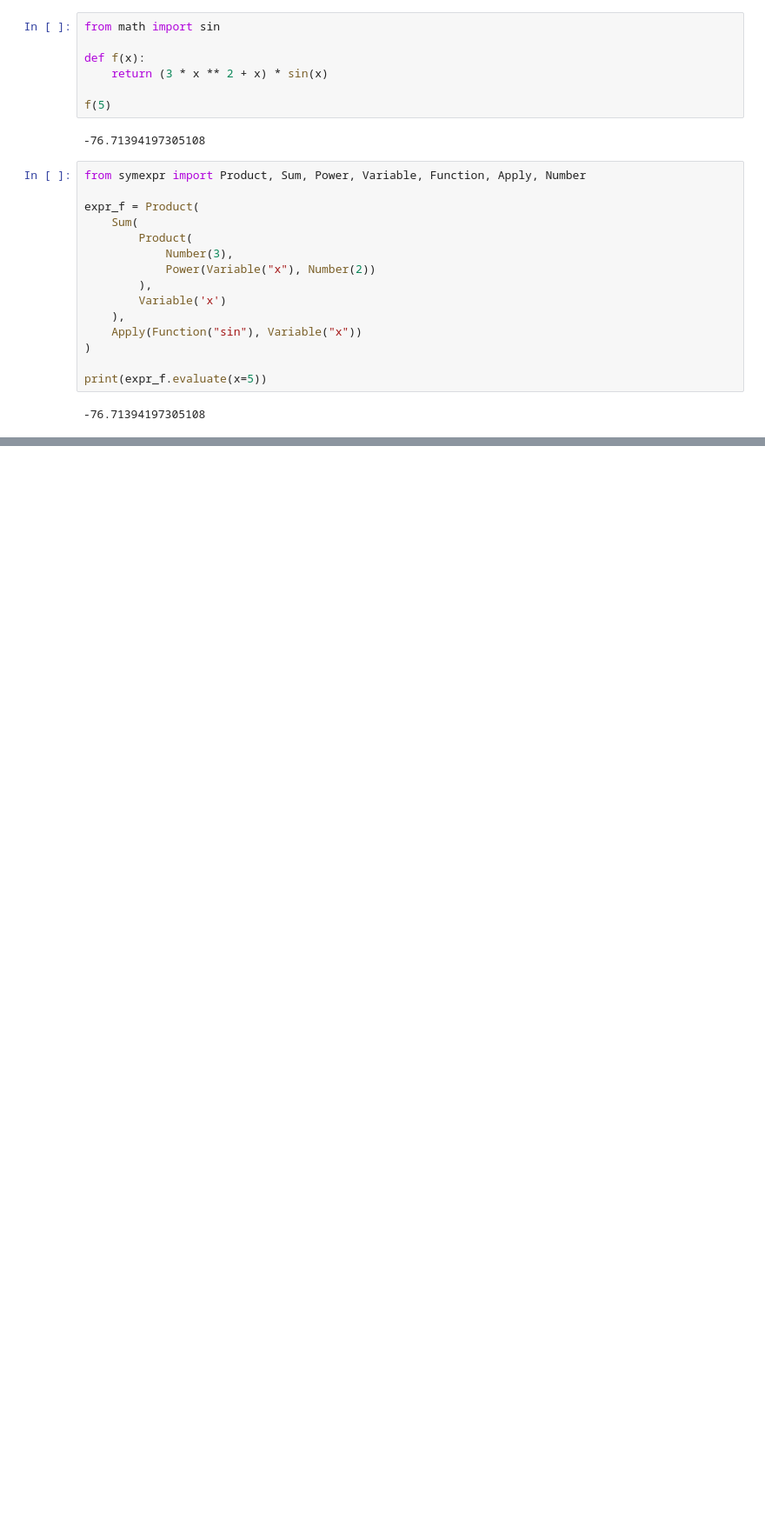
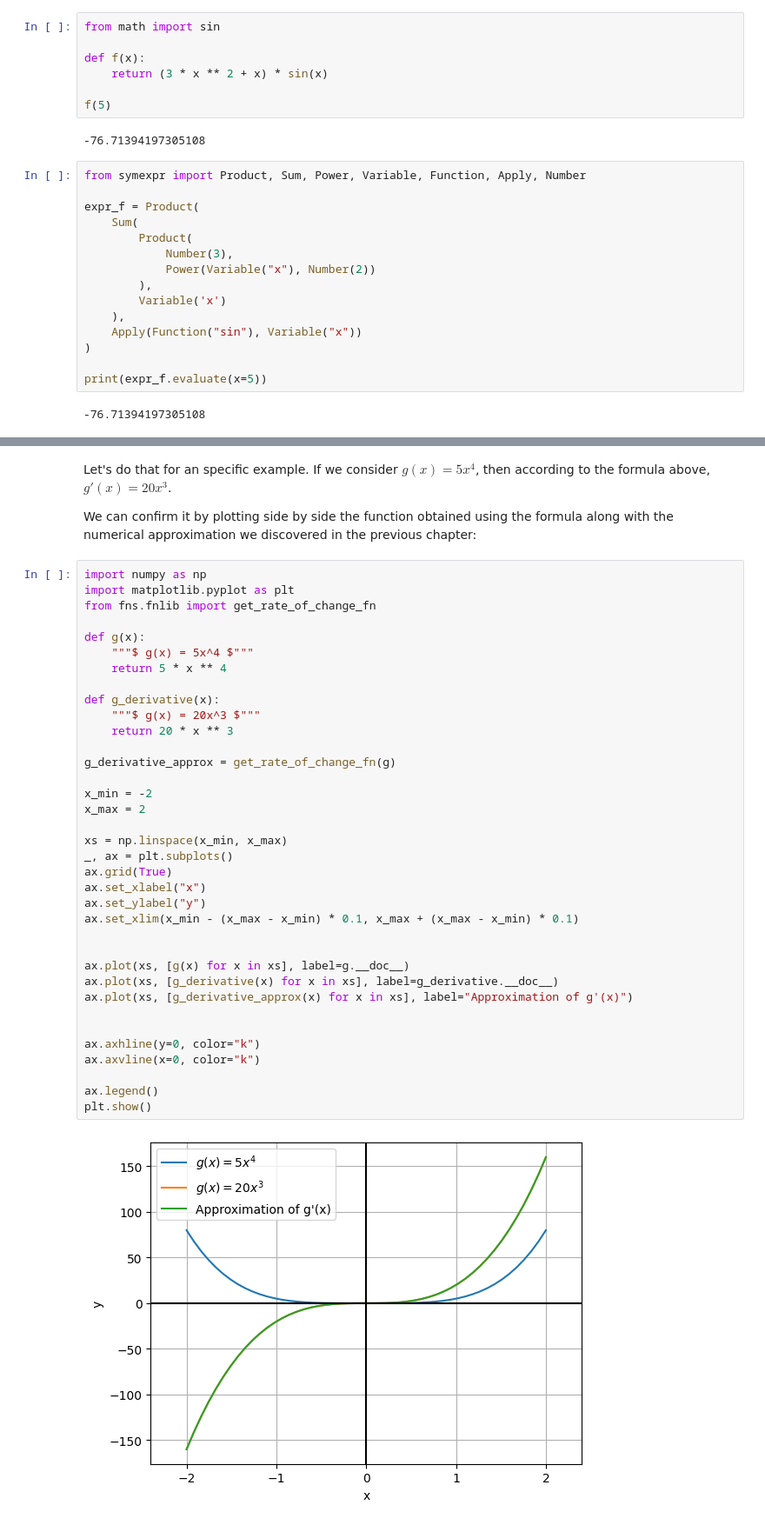
Before and after one commit to sergiofgonzalez/python-workbench, a Jupyter notebook: part_2-math/01_math-concepts/09_symbolic-expressions/09_symbolic-expressions.ipynb, the cells around one changed output, grey strips where cells are left out. Shown at 87% size. Saved outputs shown, nothing was run; the diff lists cells and outputs as text; blank space fills up the shorter version.

```diff
--- a/part_2-math/01_math-concepts/09_symbolic-expressions/09_symbolic-expressions.ipynb
+++ b/part_2-math/01_math-concepts/09_symbolic-expressions/09_symbolic-expressions.ipynb
@@ -713,0 +1064,42 @@ Once an algebraic expression
+# %% [markdown]
+Let's do that for an specific example. If we consider $ g(x) = 5x^4 $, then according to the formula above, $ g'(x) = 20x^3 $.
+
+We can confirm it by plotting side by side the function obtained using the formula along with the numerical approximation we discovered in the previous chapter:
+# %%
+import numpy as np
+import matplotlib.pyplot as plt
+from fns.fnlib import get_rate_of_change_fn
+
+def g(x):
+    """$ g(x) = 5x^4 $"""
+    return 5 * x ** 4
+
+def g_derivative(x):
+    """$ g(x) = 20x^3 $"""
+    return 20 * x ** 3
+
+g_derivative_approx = get_rate_of_change_fn(g)
+
+x_min = -2
+x_max = 2
+
+xs = np.linspace(x_min, x_max)
+_, ax = plt.subplots()
+ax.grid(True)
+ax.set_xlabel("x")
+ax.set_ylabel("y")
+ax.set_xlim(x_min - (x_max - x_min) * 0.1, x_max + (x_max - x_min) * 0.1)
+
+
+ax.plot(xs, [g(x) for x in xs], label=g.__doc__)
+ax.plot(xs, [g_derivative(x) for x in xs], label=g_derivative.__doc__)
+ax.plot(xs, [g_derivative_approx(x) for x in xs], label="Approximation of g'(x)")
+
+
+ax.axhline(y=0, color="k")
+ax.axvline(x=0, color="k")
+
+ax.legend()
+plt.show()
+# %% [output]
+[figure, added]
```
Also changed, not shown: parts of 66 cells of this notebook, 50 other files.
